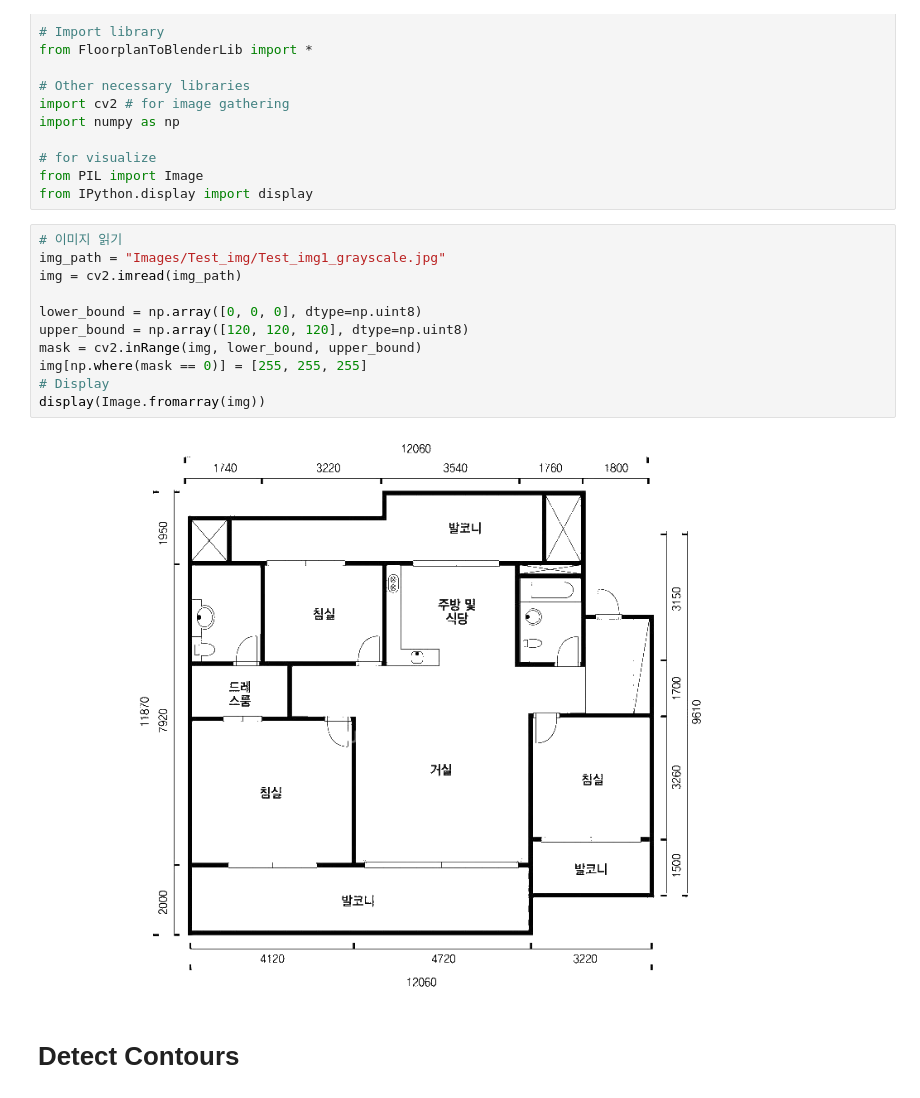
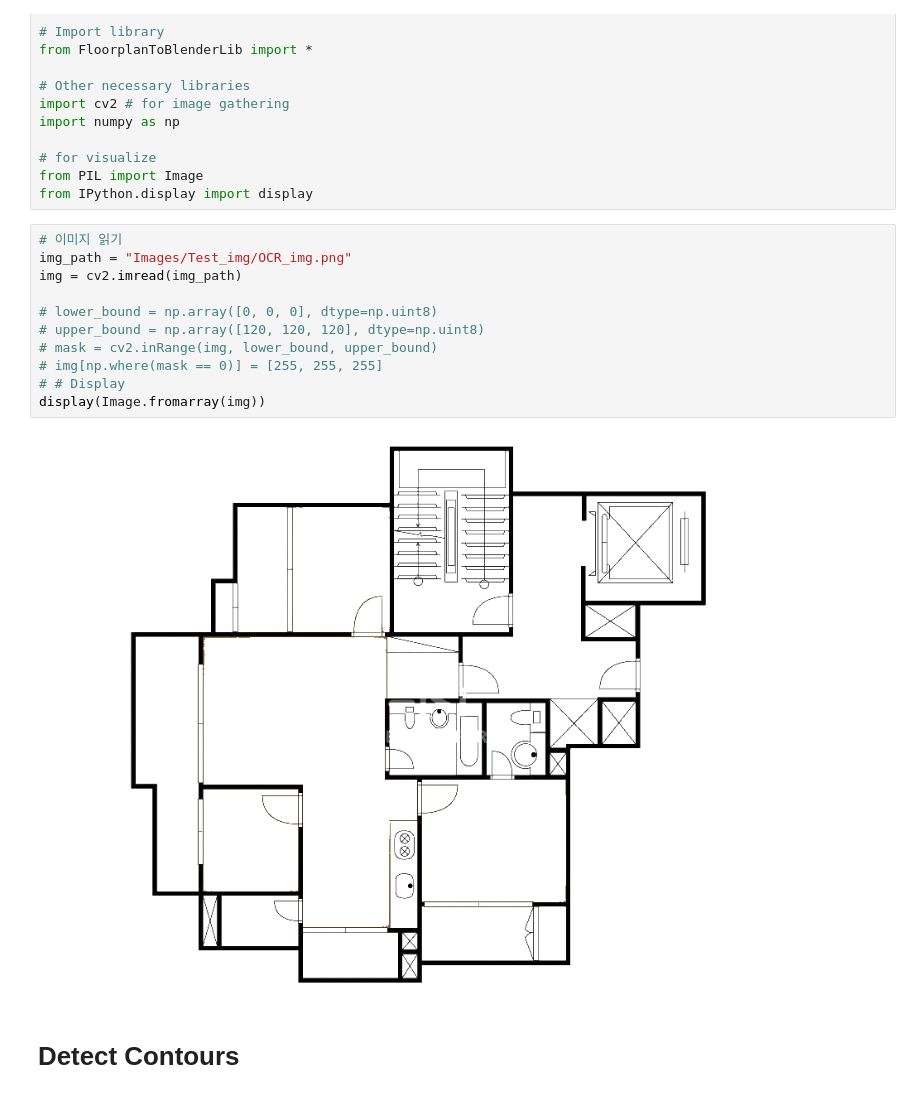
Before and after one commit to R-zipp/AI, a Jupyter notebook: BlueprintTo3D/FloorplanToBlenderLibrary.ipynb, the cells around one changed output. Saved outputs shown, nothing was run; the diff lists cells and outputs as text.

```diff
--- a/BlueprintTo3D/FloorplanToBlenderLibrary.ipynb
+++ b/BlueprintTo3D/FloorplanToBlenderLibrary.ipynb
@@ -17,17 +17,17 @@ from PIL import Image
 from IPython.display import display
 # %%
 # 이미지 읽기
-img_path = "Images/Test_img/Test_img1_grayscale.jpg"
+img_path = "Images/Test_img/OCR_img.png"
 img = cv2.imread(img_path)
 
-lower_bound = np.array([0, 0, 0], dtype=np.uint8)
-upper_bound = np.array([120, 120, 120], dtype=np.uint8)
-mask = cv2.inRange(img, lower_bound, upper_bound)
-img[np.where(mask == 0)] = [255, 255, 255]
-# Display
+# lower_bound = np.array([0, 0, 0], dtype=np.uint8)
+# upper_bound = np.array([120, 120, 120], dtype=np.uint8)
+# mask = cv2.inRange(img, lower_bound, upper_bound)
+# img[np.where(mask == 0)] = [255, 255, 255]
+# # Display
 display(Image.fromarray(img))
 # %% [output]
-[figure, old version]
+[figure, new version]
 # %% [markdown]
 # Detect Contours
 # %%
```
Also changed, not shown: parts of 5 cells of this notebook, 9 other files.
